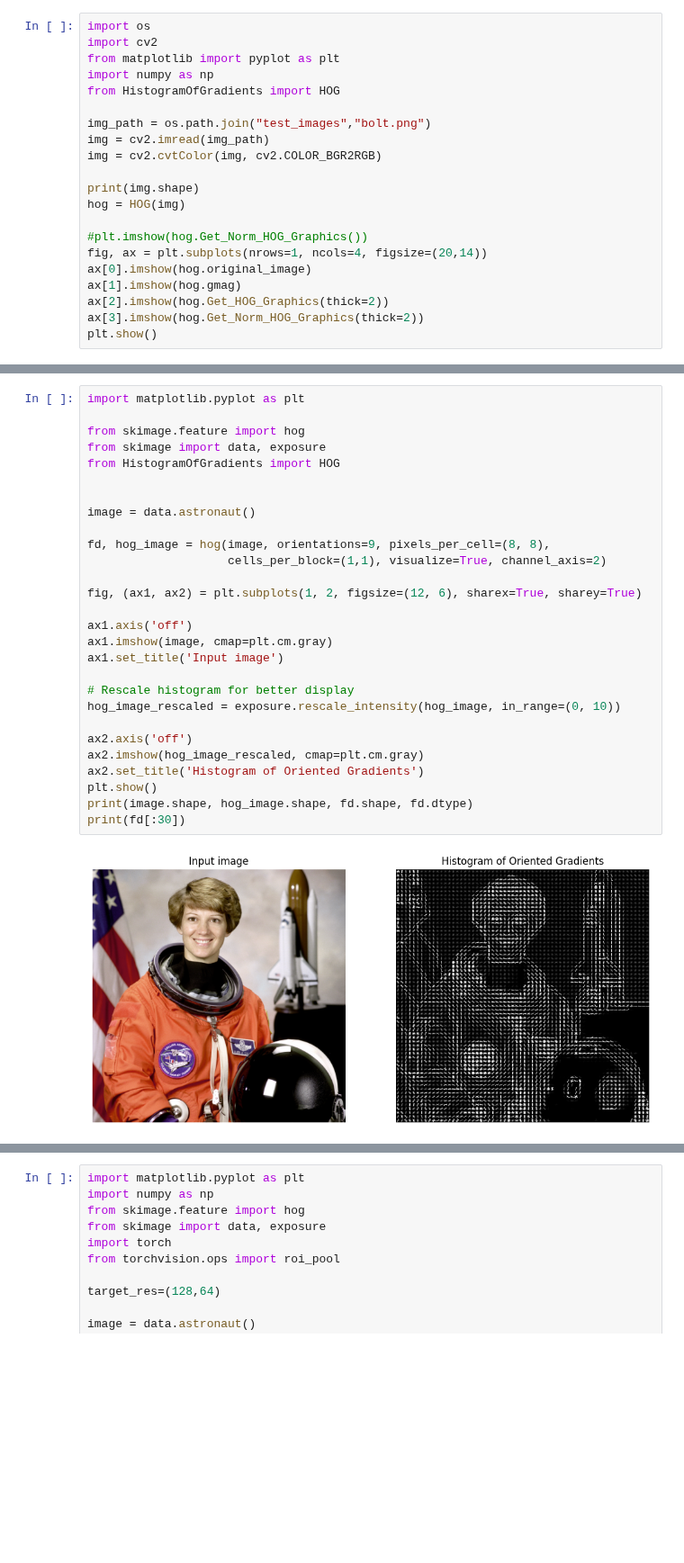
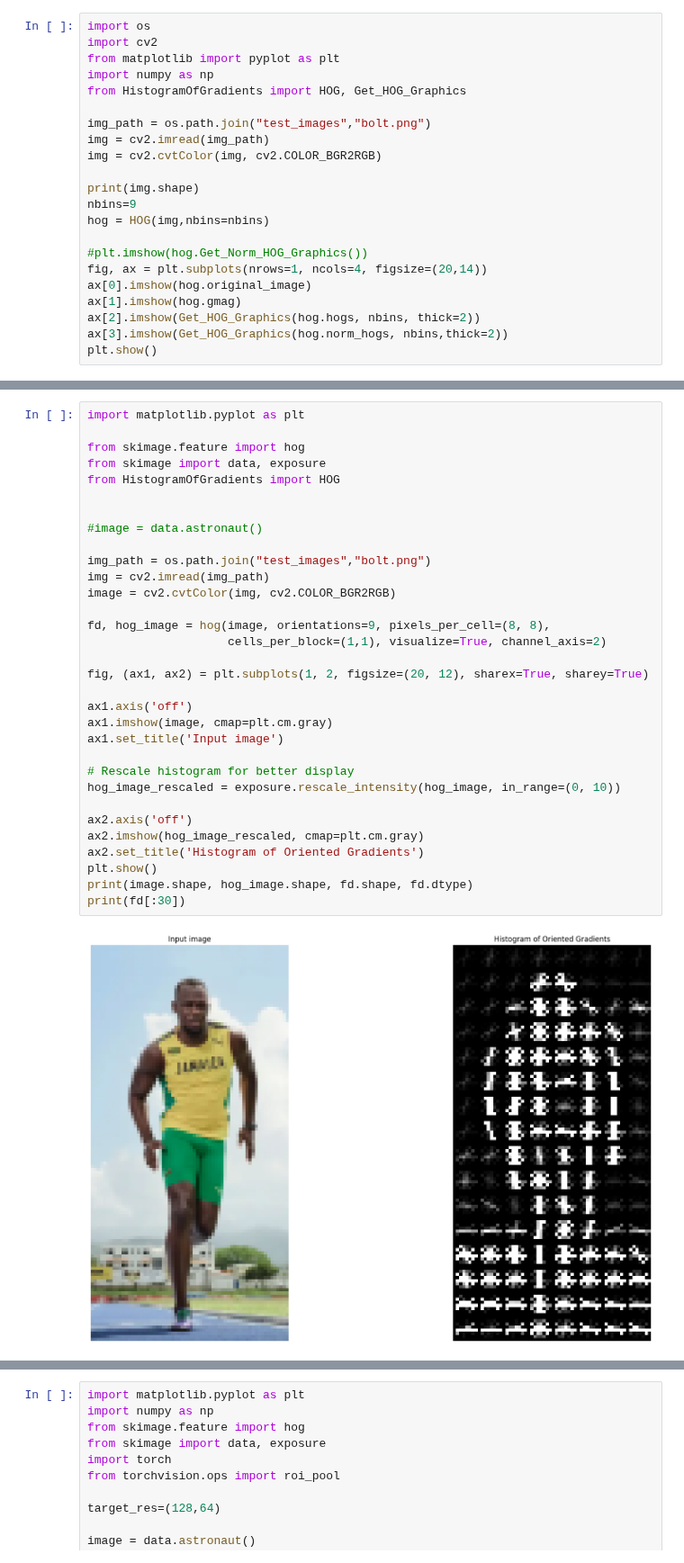
Before and after one commit to martinellop/People-Analysis, a Jupyter notebook: ReID/HOG/HOG_test.ipynb, the cells around one changed output, grey strips where cells are left out. Shown at 90% size. Drawn from its saved outputs; the diff is of its cells as text; blank space fills up the shorter version.

```diff
--- a/ReID/HOG/HOG_test.ipynb
+++ b/ReID/HOG/HOG_test.ipynb
@@ -3,21 +3,22 @@ import os
 import cv2
 from matplotlib import pyplot as plt
 import numpy as np
-from HistogramOfGradients import HOG
+from HistogramOfGradients import HOG, Get_HOG_Graphics
 
 img_path = os.path.join("test_images","bolt.png")
 img = cv2.imread(img_path)
 img = cv2.cvtColor(img, cv2.COLOR_BGR2RGB)
 
 print(img.shape)
-hog = HOG(img)
+nbins=9
+hog = HOG(img,nbins=nbins)
 
 #plt.imshow(hog.Get_Norm_HOG_Graphics())
 fig, ax = plt.subplots(nrows=1, ncols=4, figsize=(20,14))
 ax[0].imshow(hog.original_image)
 ax[1].imshow(hog.gmag)
-ax[2].imshow(hog.Get_HOG_Graphics(thick=2))
-ax[3].imshow(hog.Get_Norm_HOG_Graphics(thick=2))
+ax[2].imshow(Get_HOG_Graphics(hog.hogs, nbins, thick=2))
+ax[3].imshow(Get_HOG_Graphics(hog.norm_hogs, nbins,thick=2))
 plt.show()
 # %% [output]
 (128, 64, 3)
@@ -26,30 +28,34 @@ Clipping input data to the valid range for imshow with RGB data ([0..1] for floa
 # %%
 import matplotlib.pyplot as plt
 
 from skimage.feature import hog
 from skimage import data, exposure
 from HistogramOfGradients import HOG
 
 
-image = data.astronaut()
+#image = data.astronaut()
+
+img_path = os.path.join("test_images","bolt.png")
+img = cv2.imread(img_path)
+image = cv2.cvtColor(img, cv2.COLOR_BGR2RGB)
 
 fd, hog_image = hog(image, orientations=9, pixels_per_cell=(8, 8),
                     cells_per_block=(1,1), visualize=True, channel_axis=2)
 
-fig, (ax1, ax2) = plt.subplots(1, 2, figsize=(12, 6), sharex=True, sharey=True)
+fig, (ax1, ax2) = plt.subplots(1, 2, figsize=(20, 12), sharex=True, sharey=True)
 
 ax1.axis('off')
 ax1.imshow(image, cmap=plt.cm.gray)
 ax1.set_title('Input image')
 
 # Rescale histogram for better display
 hog_image_rescaled = exposure.rescale_intensity(hog_image, in_range=(0, 10))
 
 ax2.axis('off')
 ax2.imshow(hog_image_rescaled, cmap=plt.cm.gray)
 ax2.set_title('Histogram of Oriented Gradients')
 plt.show()
 print(image.shape, hog_image.shape, fd.shape, fd.dtype)
 print(fd[:30])
 # %% [output]
-[figure, old version]
+[figure, new version]
```
Also changed, not shown: parts of 3 cells of this notebook, 48 other files.
